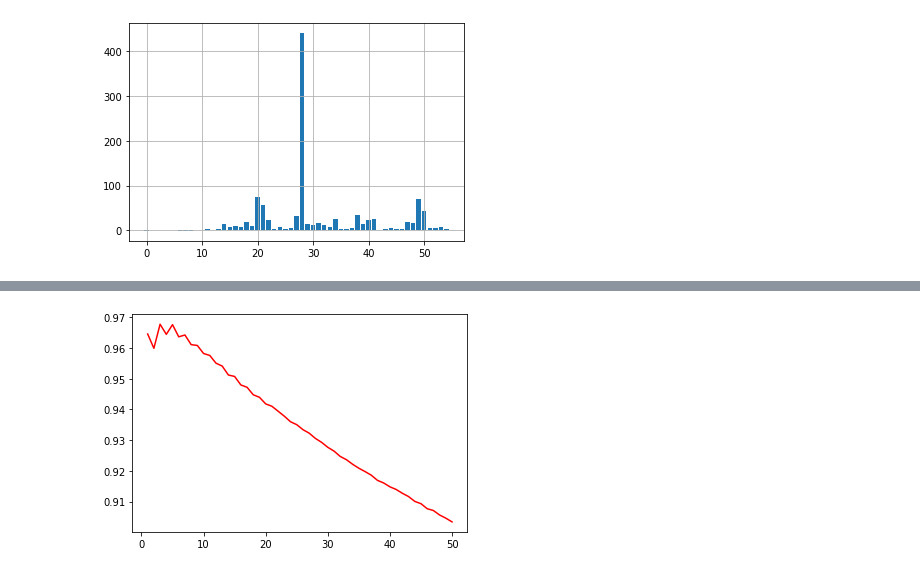
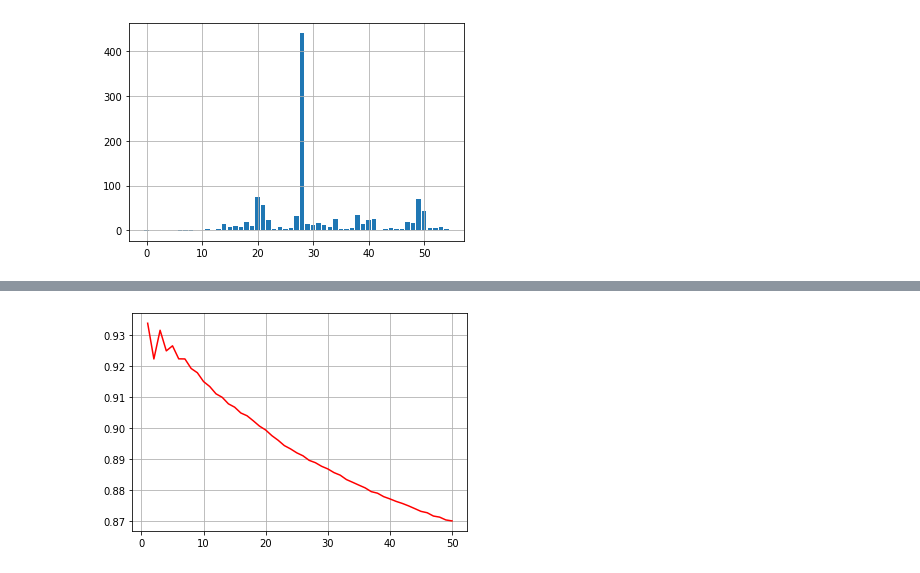
Before and after one commit to seryogasx/Diplom, a Jupyter notebook: forest/test.ipynb, the cells around one changed output, grey strips where cells are left out. Saved outputs shown, nothing was run; the diff lists cells and outputs as text; code cells hidden in the pictures.

```diff
--- a/forest/test.ipynb
+++ b/forest/test.ipynb
@@ -308,8 +277,8 @@ train.info()
 # %%
 from sklearn.model_selection import train_test_split
 
-target = data.Cover_Type
-train = data.drop(['Cover_Type'], axis = 1)
+target = optimized_normalized_data.Cover_Type
+train = optimized_normalized_data.drop(['Cover_Type'], axis = 1)
 models_results = dict()
 
 x_train, x_test, y_train, y_test = train_test_split(train, target, test_size=0.25, random_state=16)
@@ -360,20 +322,20 @@ from sklearn.neighbors import KNeighborsClassifier
 knn_neighbors = []
 knn_results = []
 neighbors = 5
-# for neighbors in range(1, 51):
-knn_neighbors.append(neighbors)
-knn = KNeighborsClassifier(n_neighbors=neighbors)
-start_time = time.time()
-knn.fit(x_train, y_train)
-print("KNeighborsClassifier{} train time = {} seconds".format(neighbors, time.time() - start_time))
+for neighbors in range(1, 51):
+    knn = KNeighborsClassifier(n_neighbors=neighbors)
+#     start_time = time.time()
+    knn.fit(x_train, y_train)
+#     print("KNeighborsClassifier{} train time = {} seconds".format(neighbors, time.time() - start_time))
 
-start_time = time.time()
-knn_predict_result = knn.predict(x_test)
-print("KNeighborsClassifier{} predict time = {} seconds".format(neighbors, time.time() - start_time))
+#     start_time = time.time()
+    knn_predict_result = knn.predict(x_test)
+#     print("KNeighborsClassifier{} predict time = {} seconds".format(neighbors, time.time() - start_time))
 
-start_time = time.time()
-accuracy = accuracy_score(y_test, knn_predict_result)
-print("KNeighborsClassifier{} accuracy time = {} seconds".format(neighbors, time.time() - start_time))
-print("KNeighborsClassifier{} accuracy".format(neighbors), ": ", accuracy)
+#     start_time = time.time()
+    accuracy = accuracy_score(y_test, knn_predict_result)
+#     print("KNeighborsClassifier{} accuracy time = {} seconds".format(neighbors, time.time() - start_time))
+#     print("KNeighborsClassifier{} accuracy".format(neighbors), ": ", accuracy)
 
-knn_results.append(accuracy)
+    knn_neighbors.append(neighbors)
+    knn_results.append(accuracy)
@@ -406,8 +363,9 @@ Neighbors=50, accuracy=0.9033548360446945
 # %%
-plt.plot(knn_neighbors, knn_results, color="#FF0000", label="accuracy by neighbors number")
-plt.show()
+pyplot.grid(True)
+pyplot.plot(knn_neighbors, knn_results, color="#FF0000", label="accuracy by neighbors number")
+pyplot.show()
 # %% [output]
-[figure, old version]
+[figure, new version]
 # %%
 import xgboost
 
```
Also changed, not shown: parts of 45 cells of this notebook.
